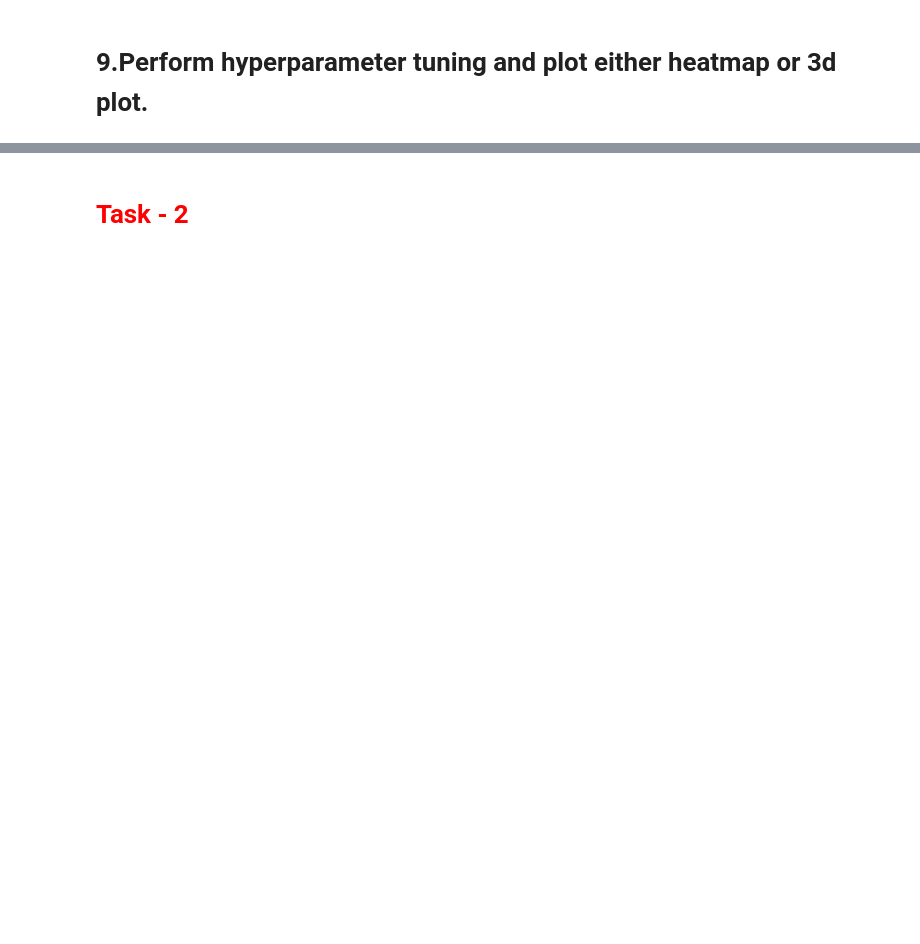
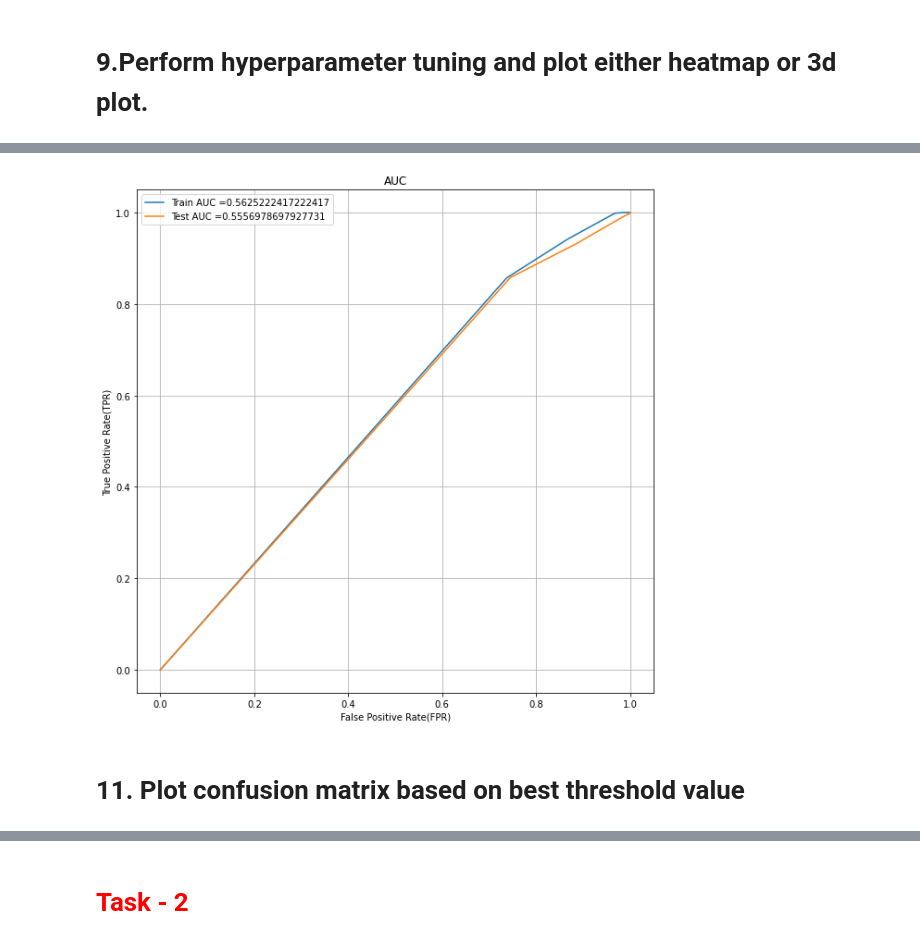
Before and after one commit to Orion6400/AAIC, a Jupyter notebook: Algo/decision tree/assigment/Assignment_DT_Instructions.ipynb, the cells around one changed output, grey strips where cells are left out. Drawn from its saved outputs; the diff is of its cells as text; code cells hidden in the pictures; blank space fills up the shorter version.

```diff
--- a/Algo/decision tree/assigment/Assignment_DT_Instructions.ipynb
+++ b/Algo/decision tree/assigment/Assignment_DT_Instructions.ipynb
@@ -494,0 +522,3 @@ offline.init_notebook_mode()
+# %%
+set1 = DecisionTreeClassifier(max_depth=Classifier.best_params_['max_depth'],
+                              min_samples_split=Classifier.best_params_['min_samples_split'])
@@ -494,0 +529,21 @@ offline.init_notebook_mode()
+# %%
+train_value = set1.predict_proba(X_train_set1)
+test_value = set1.predict_proba(X_test_set1)
+# %%
+train_fpr, train_tpr, train_thresholds = roc_curve(y_train,train_value[:,1])
+test_fpr, test_tpr, test_thresholds = roc_curve(y_test,test_value[:,1])
+# %%
+plt.figure(figsize=(10,10))
+plt.plot(train_fpr, train_tpr, label="Train AUC ="+str(auc(train_fpr, train_tpr)))
+plt.plot(test_fpr, test_tpr, label="Test AUC ="+str(auc(test_fpr, test_tpr)))
+plt.legend()
+plt.ylabel("True Positive Rate(TPR)")
+plt.xlabel("False Positive Rate(FPR)")
+plt.title("AUC")
+plt.rc('grid', linestyle="-", color='black')
+plt.grid(True)
+plt.show()
+# %% [output]
+[figure, added]
+# %% [markdown]
+# 11. Plot confusion matrix based on best threshold value
```
Also changed, not shown: parts of 54 cells of this notebook.
